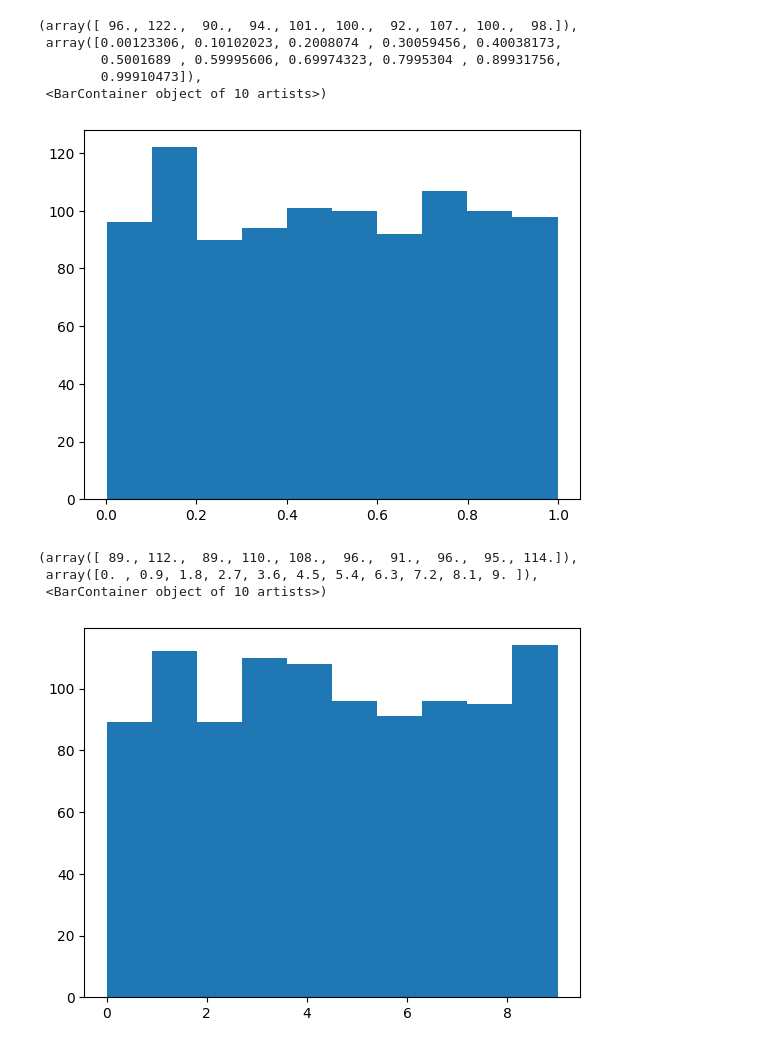
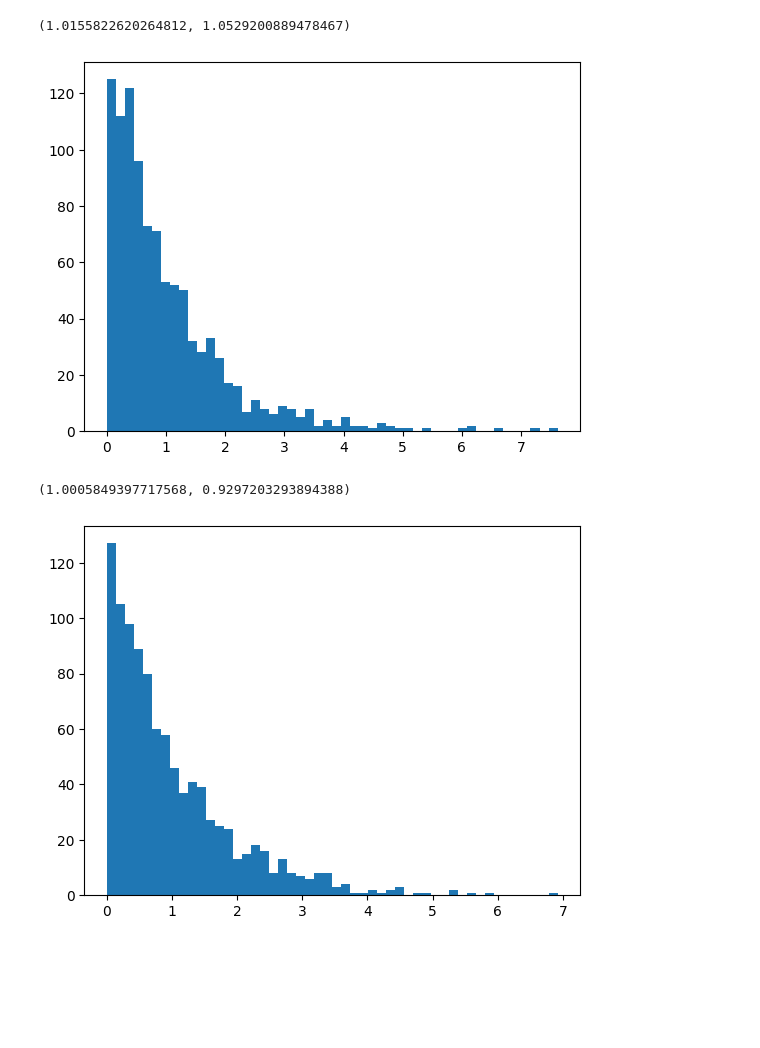
Before and after one commit to YoungWu559/CS320F23, a Jupyter notebook: CS320F23L43E2.ipynb, the cells around one changed output. Saved outputs shown, nothing was run; the diff lists cells and outputs as text; code cells hidden in the pictures; blank space fills up the shorter version.

```diff
--- a/CS320F23L43E2.ipynb
+++ b/CS320F23L43E2.ipynb
@@ -18,21 +15,16 @@ plt.hist(x)
 # %%
-# Repeat the same thing
-rng = numpy.random.default_rng(seed = 42)
-x = rng.random(1000)
-plt.hist(x)
+# Generate exponential distribution
+x = rng.exponential(1, 1000)
+plt.hist(x, 50)
+numpy.mean(x), numpy.var(x)
 # %% [output]
-(array([ 96., 122.,  90.,  94., 101., 100.,  92., 107., 100.,  98.]),
- array([0.00123306, 0.10102023, 0.2008074 , 0.30059456, 0.40038173,
-        0.5001689 , 0.59995606, 0.69974323, 0.7995304 , 0.89931756,
-        0.99910473]),
- <BarContainer object of 10 artists>)
+(1.0155822620264812, 1.0529200889478467)
-[figure, old version]
+[figure, new version]
 # %%
 # Generate a random integer
-x = rng.integers(0, 10, 1000)
-plt.hist(x)
+x = -numpy.log(rng.random(1000))
+plt.hist(x, 50)
+numpy.mean(x), numpy.var(x)
 # %% [output]
-(array([ 89., 112.,  89., 110., 108.,  96.,  91.,  96.,  95., 114.]),
- array([0. , 0.9, 1.8, 2.7, 3.6, 4.5, 5.4, 6.3, 7.2, 8.1, 9. ]),
- <BarContainer object of 10 artists>)
+(1.0005849397717568, 0.9297203293894388)
-[figure, old version]
+[figure, new version]
```
Also changed, not shown: parts of 10 cells of this notebook.
